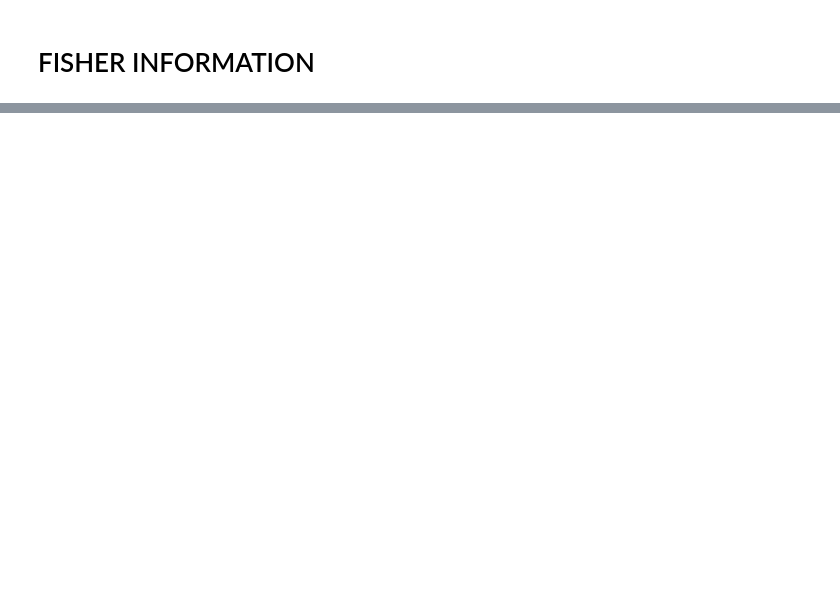
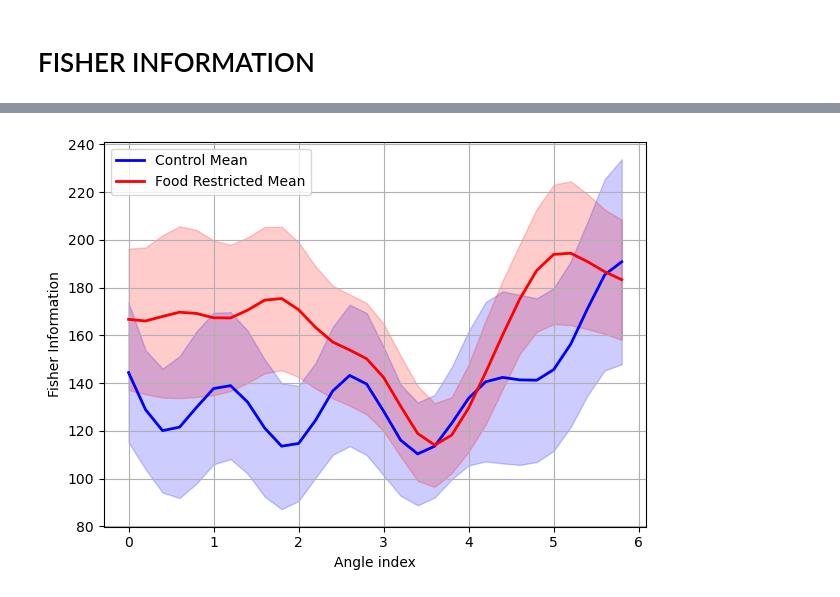
Before and after one commit to scastedo/wishart-process, a Jupyter notebook: z_castedo_wishart_test_2.ipynb, the cells around one changed output, grey strips where cells are left out. Cells and saved outputs as stored; diff of their text form; code cells hidden in the pictures; blank space fills up the shorter version.

```diff
--- a/z_castedo_wishart_test_2.ipynb
+++ b/z_castedo_wishart_test_2.ipynb
@@ -402,0 +439,3 @@ visualizations.visualize_pc(
+# %%
+ctr_fisher = np.load('ctr_fisher_info.npy', allow_pickle=True)
+fr_fisher = np.load('fr_fisher_info.npy', allow_pickle=True)
@@ -402,0 +491,43 @@ visualizations.visualize_pc(
+# %%
+ctr_fisher_folded = np.zeros((ctr_fisher.shape[0], ctr_fisher.shape[1]//2))
+fr_fisher_folded = np.zeros((fr_fisher.shape[0], fr_fisher.shape[1]//2))
+
+for i in range(ctr_fisher.shape[1]//2):
+    ctr_fisher_folded[:,i] = (ctr_fisher[:,i] + ctr_fisher[:,ctr_fisher.shape[1]//2+i])/2
+    fr_fisher_folded[:,i] = (fr_fisher[:,i] + fr_fisher[:,ctr_fisher.shape[1]//2+i])/2
+
+
+plt.figure(figsize=(7, 5))
+# Average over the first index (animals), so shape becomes (n_angles,)
+ctr_fisher_mean = np.mean(ctr_fisher_folded, axis=0)
+fr_fisher_mean = np.mean(fr_fisher_folded, axis=0)
+angles = np.arange(0, 6, 6/30)
+# Plot for each animal
+# for i in range(ctr_fisher_folded.shape[0]):
+#     plt.plot(angles, ctr_fisher_folded[i], color='blue', alpha=0.3)
+
+# for i in range(fr_fisher_folded.shape[0]):
+#     plt.plot(angles, fr_fisher_folded[i], color='red', alpha=0.3)
+
+# Plot mean
+plt.plot(angles, ctr_fisher_mean, label='Control Mean', color='blue', linewidth=2)
+plt.fill_between(
+    angles,
+    ctr_fisher_mean - np.std(ctr_fisher_folded, axis=0) / np.sqrt(ctr_fisher_folded.shape[0]),
+    ctr_fisher_mean + np.std(ctr_fisher_folded, axis=0) / np.sqrt(ctr_fisher_folded.shape[0]),
+    color='blue', alpha=0.2
+)
+plt.plot(angles, fr_fisher_mean, label='Food Restricted Mean', color='red', linewidth=2)
+plt.fill_between(
+    angles,
+    fr_fisher_mean - np.std(fr_fisher_folded, axis=0) / np.sqrt(fr_fisher_folded.shape[0]),
+    fr_fisher_mean + np.std(fr_fisher_folded, axis=0) / np.sqrt(fr_fisher_folded.shape[0]),
+    color='red', alpha=0.2
+)
+plt.xlabel('Angle index')
+plt.ylabel('Fisher Information')
+plt.legend()
+plt.grid()
+plt.show()
+# %% [output]
+[figure, added]
```
Also changed, not shown: parts of 10 cells of this notebook, 7 other files.
